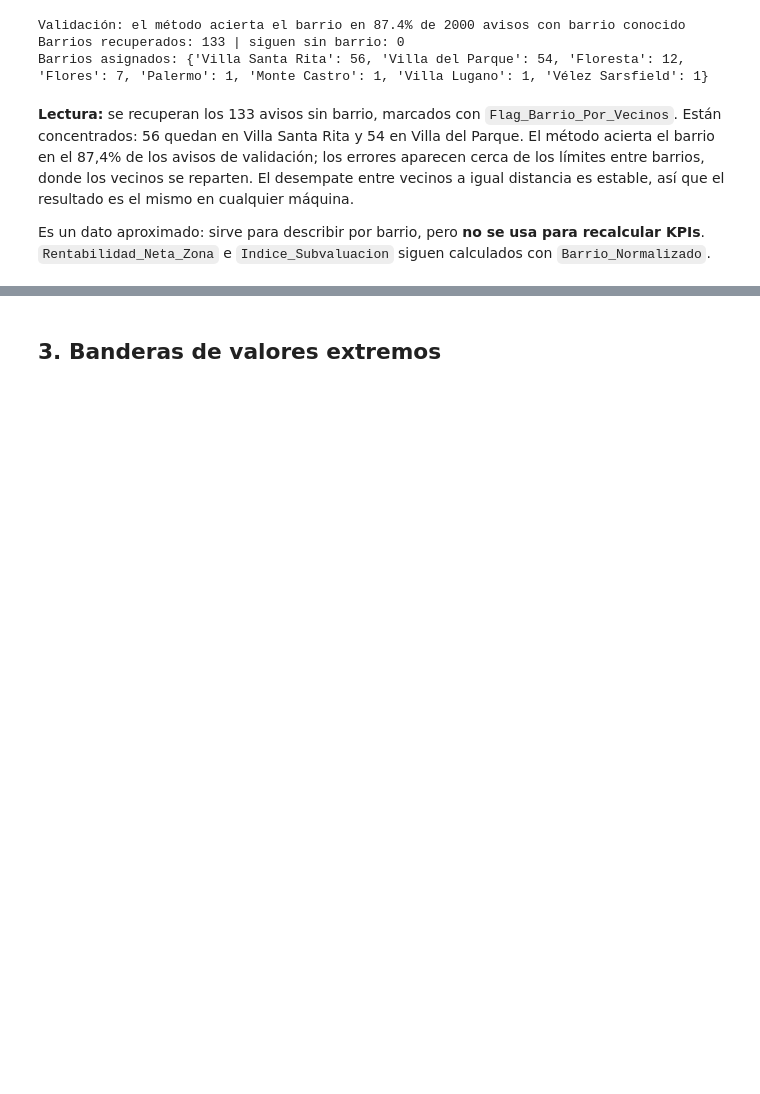
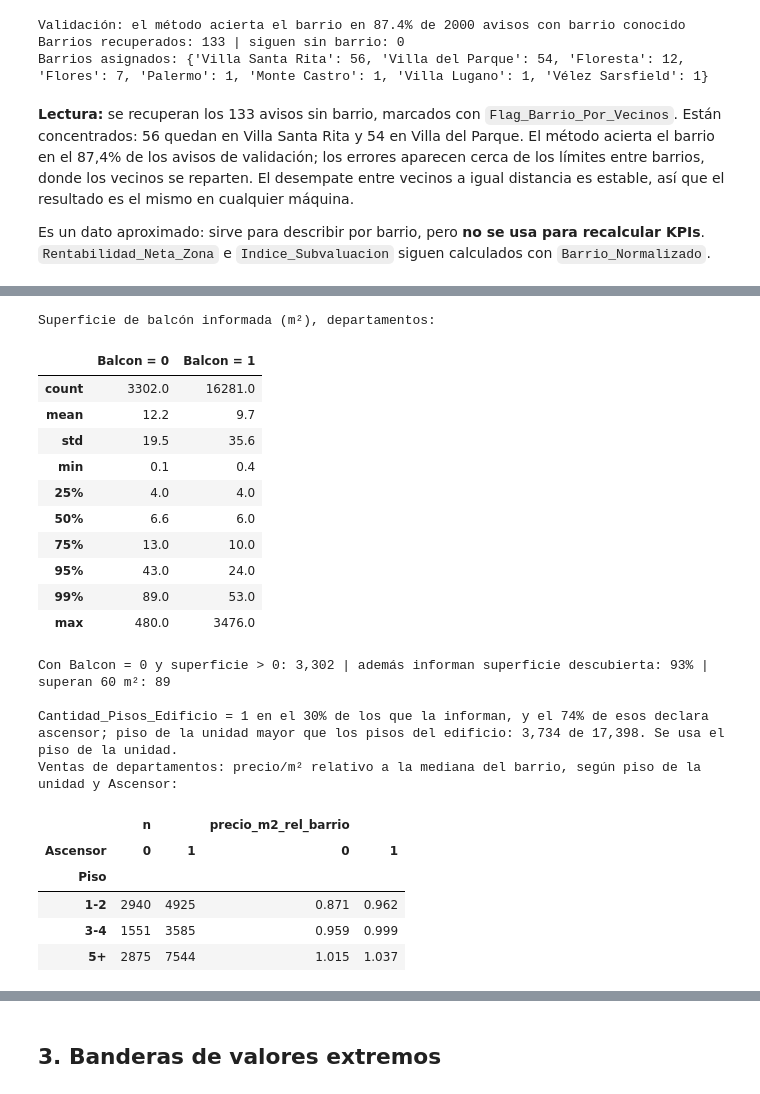
Before and after one commit to FrancisconiMorel/TP-Analisis-Descriptivo-Inmobiliario-CABA, a Jupyter notebook: notebooks/02_calidad_y_limpieza.ipynb, the cells around one changed output, grey strips where cells are left out. Drawn from its saved outputs; the diff is of its cells as text; code cells hidden in the pictures; blank space fills up the shorter version.

```diff
--- a/notebooks/02_calidad_y_limpieza.ipynb
+++ b/notebooks/02_calidad_y_limpieza.ipynb
@@ -912,0 +922,53 @@ Es un dato aproximado: sirve para describir por barrio, pero **no se usa para re
+# %%
+import sys
+if str(RAIZ) not in sys.path:
+    sys.path.insert(0, str(RAIZ))
+from src import amenities as am
+
+PARAM_AMEN = am.ParametrosAmenities()   # cuantil 0,20; umbral 1,30; prevalencia mínima 5%; balcón ≤ 60 m²; ascensor desde el piso 5
+dep = df[df.Tipo_Propiedad == "Departamento"].copy()
+dep["rel_barrio"] = dep["Precio_m2_USD"] / dep.groupby(["Tipo_Operacion", "Barrio_Normalizado"])["Precio_m2_USD"].transform("median")
+
+# B1. Balcón: ¿los avisos con Balcon = 0 que informan superficie se parecen a los que declaran balcón?
+sup0 = dep.loc[dep.Balcon.eq(0) & dep.Superficie_Balcon_m2.gt(0), "Superficie_Balcon_m2"]
+sup1 = dep.loc[dep.Balcon.eq(1) & dep.Superficie_Balcon_m2.gt(0), "Superficie_Balcon_m2"]
+print("Superficie de balcón informada (m²), departamentos:")
+display(pd.DataFrame({"Balcon = 0": sup0.describe(percentiles=[.25, .5, .75, .95, .99]),
+                      "Balcon = 1": sup1.describe(percentiles=[.25, .5, .75, .95, .99])}).round(1))
+print(f"Con Balcon = 0 y superficie > 0: {len(sup0):,} | además informan superficie descubierta: "
+      f"{dep.loc[sup0.index, 'Superficie_No_Cubierta_m2'].gt(0).mean():.0%} | superan {PARAM_AMEN.balcon_max_m2:.0f} m²: {(sup0 > PARAM_AMEN.balcon_max_m2).sum()}")
+
+# B2. Ascensor: Cantidad_Pisos_Edificio no es confiable (mezcla pisos del edificio y plantas de la unidad)
+cp, piso = dep.Cantidad_Pisos_Edificio, dep.Piso
+ambos = cp.notna() & piso.between(0, PARAM_AMEN.piso_max_valido)
+print(f"\nCantidad_Pisos_Edificio = 1 en el {cp.eq(1).sum() / cp.notna().sum():.0%} de los que la informan, y el "
+      f"{dep.loc[cp.eq(1), 'Ascensor'].mean():.0%} de esos declara ascensor; piso de la unidad mayor que los pisos del edificio: "
+      f"{(ambos & (piso > cp)).sum():,} de {ambos.sum():,}. Se usa el piso de la unidad.")
+tramo = pd.cut(piso, [0, 2, 4, PARAM_AMEN.piso_max_valido], labels=["1-2", "3-4", "5+"])
+ventas_dep = dep.Tipo_Operacion.eq("Venta")
+tabla_asc = dep[ventas_dep].groupby([tramo[ventas_dep], "Ascensor"], observed=True).rel_barrio.agg(n="size", precio_m2_rel_barrio="median").unstack()
+print("Ventas de departamentos: precio/m² relativo a la mediana del barrio, según piso de la unidad y Ascensor:")
+display(tabla_asc.round(3))
+# %% [output]
+Superficie de balcón informada (m²), departamentos:
+|  | Balcon = 0 | Balcon = 1 |
+| count | 3302.0 | 16281.0 |
+| mean | 12.2 | 9.7 |
+| std | 19.5 | 35.6 |
+| min | 0.1 | 0.4 |
+| 25% | 4.0 | 4.0 |
+| 50% | 6.6 | 6.0 |
+| 75% | 13.0 | 10.0 |
+| 95% | 43.0 | 24.0 |
+| 99% | 89.0 | 53.0 |
+| max | 480.0 | 3476.0 |
+Con Balcon = 0 y superficie > 0: 3,302 | además informan superficie descubierta: 93% | superan 60 m²: 89
+
+Cantidad_Pisos_Edificio = 1 en el 30% de los que la informan, y el 74% de esos declara ascensor; piso de la unidad mayor que los pisos del edificio: 3,734 de 17,398. Se usa el piso de la unidad.
+Ventas de departamentos: precio/m² relativo a la mediana del barrio, según piso de la unidad y Ascensor:
+|  | n |  | precio_m2_rel_barrio |  |
+| Ascensor | 0 | 1 | 0 | 1 |
+| Piso |  |  |  |  |
+| 1-2 | 2940 | 4925 | 0.871 | 0.962 |
+| 3-4 | 1551 | 3585 | 0.959 | 0.999 |
+| 5+ | 2875 | 7544 | 1.015 | 1.037 |
```
Also changed, not shown: parts of 12 cells of this notebook, 7 other files.
